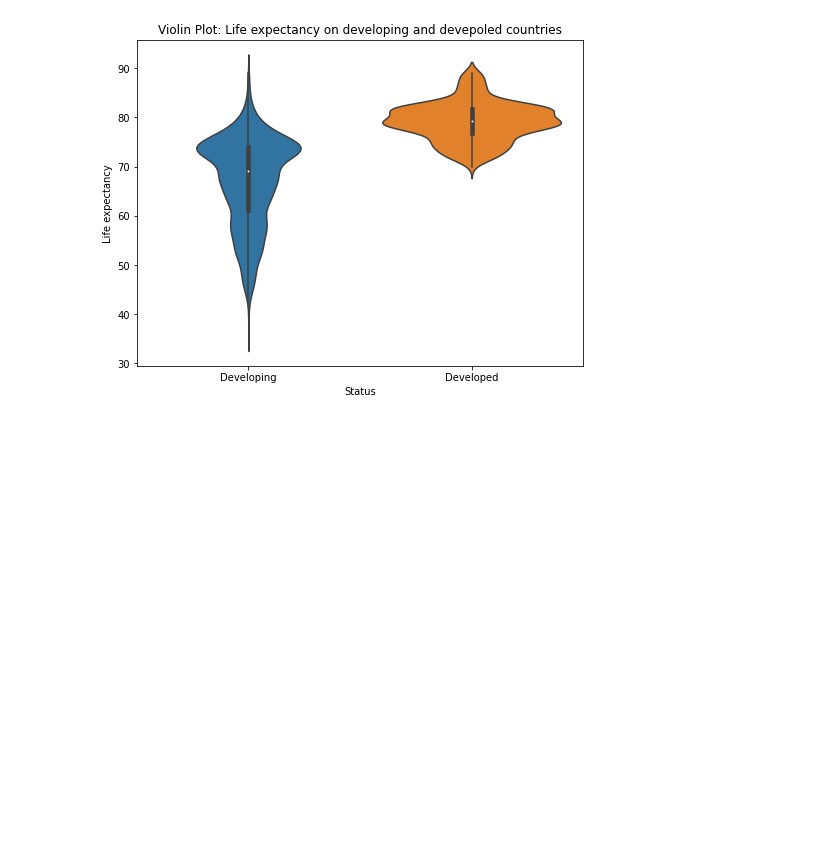
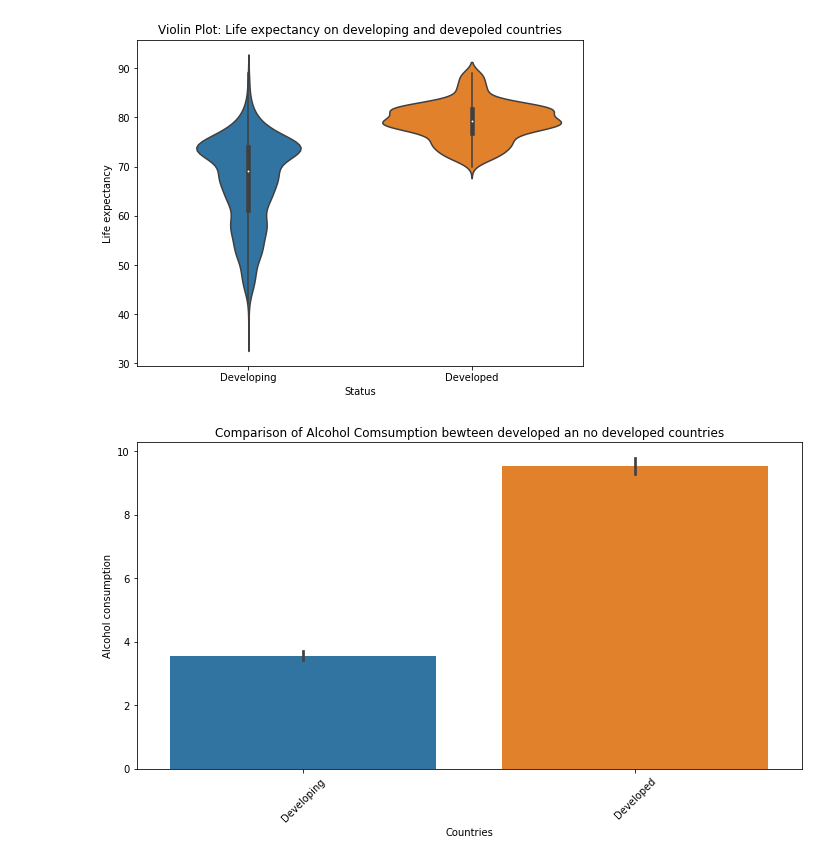
Before and after one commit to srodriguez252/Life-Expectancy, a Jupyter notebook: life_expectancy.ipynb, the cells around one changed output. Drawn from its saved outputs; the diff is of its cells as text; code cells hidden in the pictures; blank space fills up the shorter version.

Commit message:
data preprocessing

```diff
--- a/life_expectancy.ipynb
+++ b/life_expectancy.ipynb
@@ -183,3 +183,20 @@ plt.ylabel("Life expectancy")
 plt.show()
 # %% [output]
 [figure]
+# %%
+#Bar char to compare the consuption of alcohol
+
+plt.figure(figsize=(10, 6))  # Adjust the figure size if needed
+sns.barplot(x='Status', y='Alcohol', data=df)
+
+# Adding labels and title
+plt.xlabel('Countries')
+plt.ylabel('Alcohol consumption')
+plt.title('Comparison of Alcohol Comsumption bewteen developed an no developed countries')
+
+# Displaying the plot
+plt.xticks(rotation=45)  # Rotate x-axis labels for better readability
+plt.tight_layout()
+plt.show()
+# %% [output]
+[figure, added]
```
Also changed, not shown: parts of 3 cells of this notebook.
